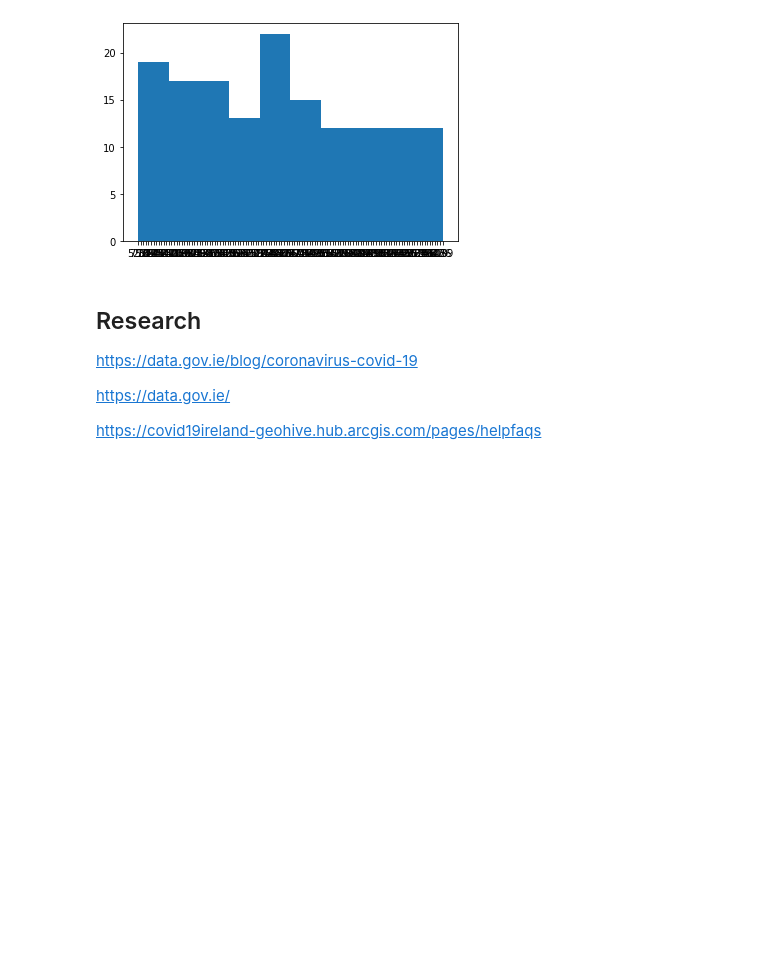
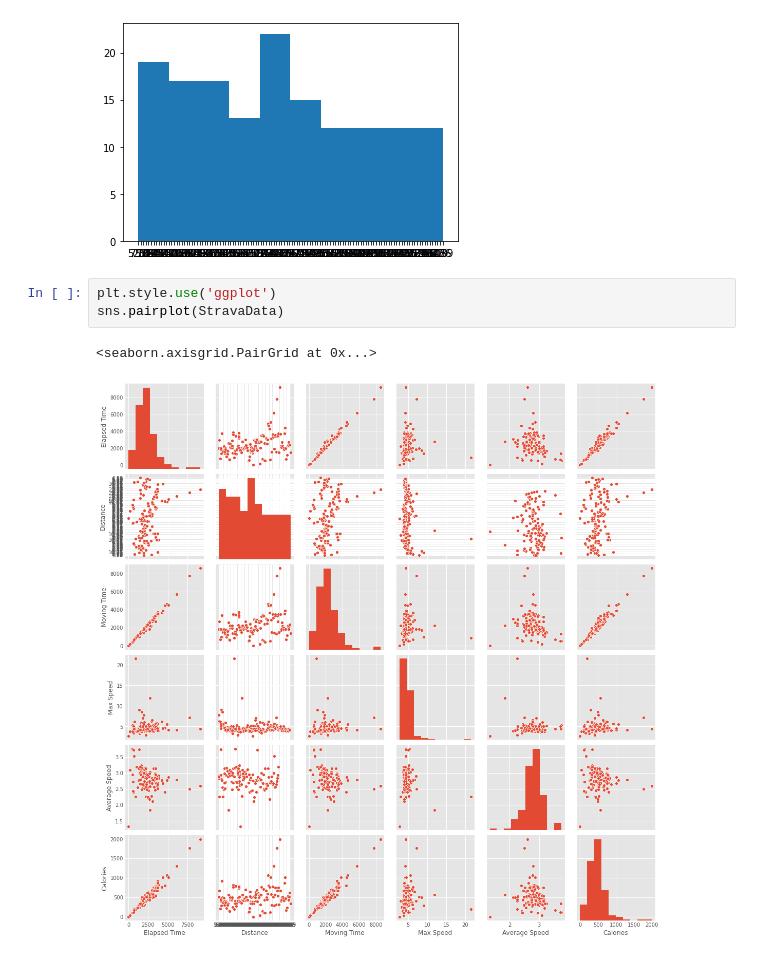
Before and after one commit to eoinlees/PforDA-Project-2020, a Jupyter notebook: Project-2020.ipynb, the cells around one changed output. Drawn from its saved outputs; the diff is of its cells as text; blank space fills up the shorter version.

Commit message:
Strava data imported and quickly grahped. documents researched and links saved

```diff
--- a/Project-2020.ipynb
+++ b/Project-2020.ipynb
@@ -122,11 +122,9 @@ plt.hist(x)
         107.1, 119. ]),
  <a list of 10 Patch objects>)
 [figure]
-# %% [markdown]
-## Research
-
-https://data.gov.ie/blog/coronavirus-covid-19
-
-https://data.gov.ie/
-
-https://covid19ireland-geohive.hub.arcgis.com/pages/helpfaqs
+# %%
+plt.style.use('ggplot')
+sns.pairplot(StravaData)
+# %% [output]
+<seaborn.axisgrid.PairGrid at 0x...>
+[figure, added]
```
Also changed, not shown: parts of 1 cell of this notebook.
